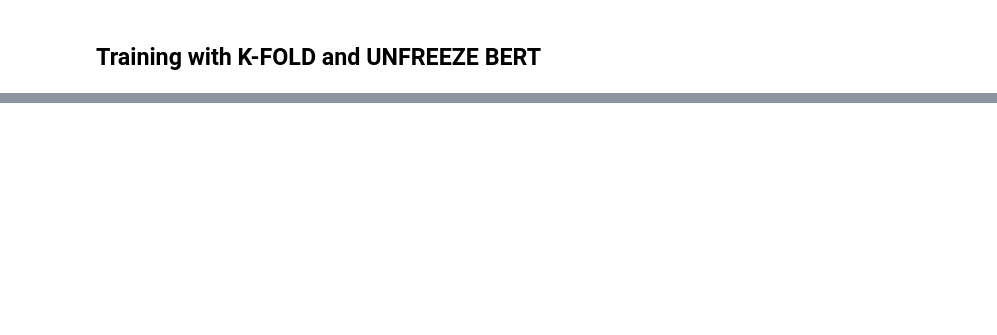
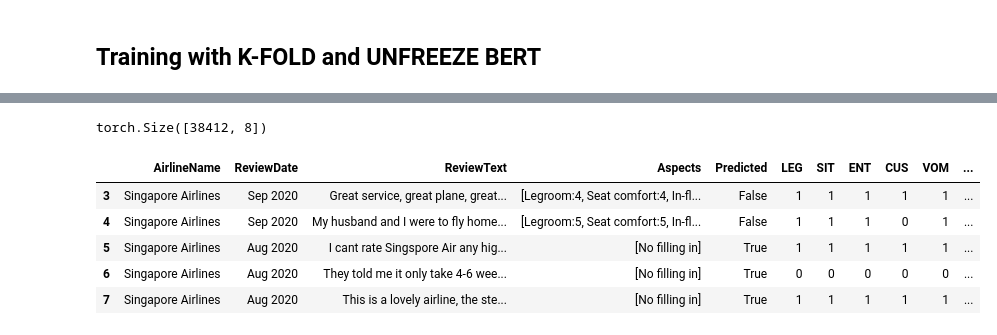
Before and after one commit to duyduc1110/BertLLREmbedding, a Jupyter notebook: playground.ipynb, the cells around one changed output, grey strips where cells are left out. Drawn from its saved outputs; the diff is of its cells as text; code cells hidden in the pictures; blank space fills up the shorter version.

```diff
--- a/playground.ipynb
+++ b/playground.ipynb
@@ -852,0 +1003,31 @@ torch.save(y_predict, 'result/LCAT_5epoch_1e5_WeightClass_xavier.pt')
+# %%
+model.eval()
+dataset = BonzDataset(predicted_data.iloc[:,-3:], None)
+dataloader = DataLoader(dataset, batch_size=BATCH_SIZE)
+
+last_predict = []
+
+for a, b in dataloader:
+    with torch.no_grad():
+        predict = model(a.to(DEVICE), b.to(DEVICE))[0] # This is L-BERT
+        #predict = model(a.to(DEVICE), None)[0] # This is normal BERT
+    last_predict.extend(predict.detach().cpu().numpy().tolist())
+# %%
+pred = torch.tensor(last_predict)
+pred = torch.softmax(pred, 1)
+pred = torch.argmax(pred, 1)
+pred.shape
+# %% [output]
+torch.Size([38412, 8])
+# %%
+for idx, asp in enumerate(ASPECT_NAMES):
+    full_data.loc[predicted_data.index, asp] = pred[:,idx].tolist()
+# %%
+full_data.loc[3:7]
+# %% [output]
+|  | AirlineName | ReviewDate | ReviewText | Aspects | Predicted | LEG | SIT | ENT | CUS | VOM | ... |
+| 3 | Singapore Airlines | Sep 2020 | Great service, great plane, great... | [Legroom:4, Seat comfort:4, In-fl... | False | 1 | 1 | 1 | 1 | 1 | ... |
+| 4 | Singapore Airlines | Sep 2020 | My husband and I were to fly home... | [Legroom:5, Seat comfort:5, In-fl... | False | 1 | 1 | 1 | 0 | 1 | ... |
+| 5 | Singapore Airlines | Aug 2020 | I cant rate Singspore Air any hig... | [No filling in] | True | 1 | 1 | 1 | 1 | 1 | ... |
+| 6 | Singapore Airlines | Aug 2020 | They told me it only take 4-6 wee... | [No filling in] | True | 0 | 0 | 0 | 0 | 0 | ... |
+| 7 | Singapore Airlines | Aug 2020 | This is a lovely airline, the ste... | [No filling in] | True | 1 | 1 | 1 | 1 | 1 | ... |
```
Also changed, not shown: parts of 20 cells of this notebook, 2 other files.
